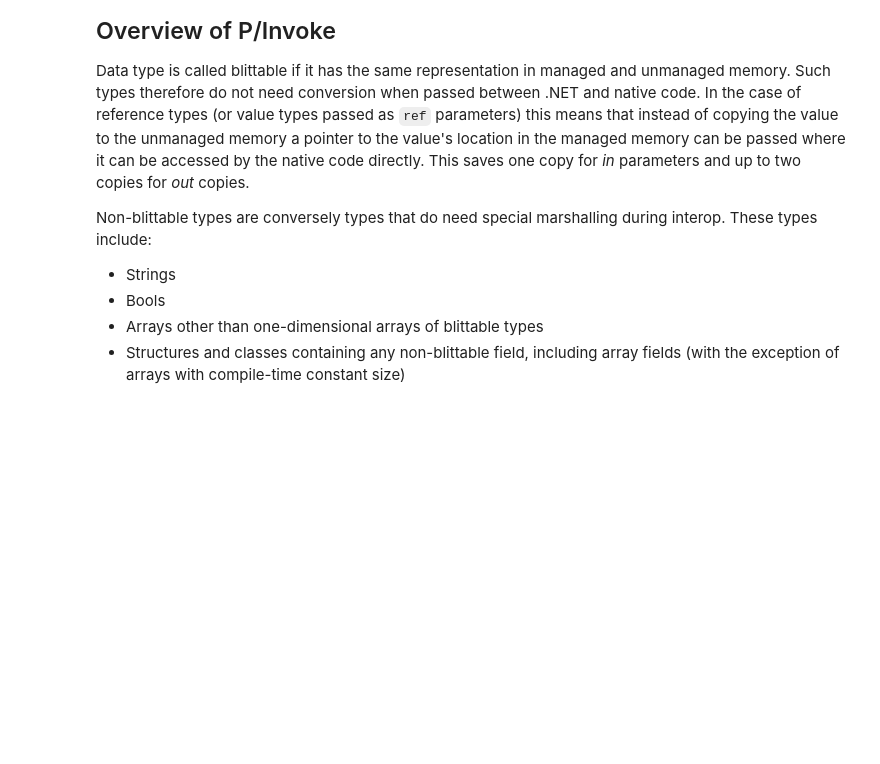
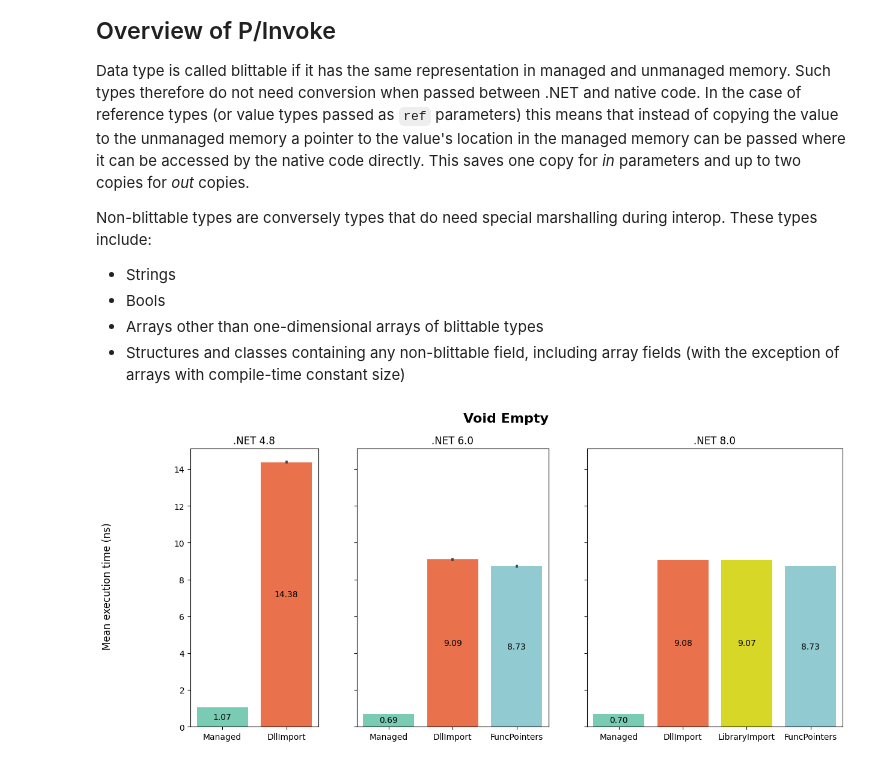
Before and after one commit to oroztocil/perfeval-pinvoke, a Jupyter notebook: REPORT.ipynb, the cells around one changed output. Drawn from its saved outputs; the diff is of its cells as text; code cells hidden in the pictures; blank space fills up the shorter version.

```diff
--- a/REPORT.ipynb
+++ b/REPORT.ipynb
@@ -17,0 +95,7 @@ Non-blittable types are conversely types that do need special marshalling during
+# %%
+data_Void_Empty = load_results_file("ReportData/Void_Empty_2023-09-21T00_21_17")
+data_Primitive_Int_Out = load_results_file("ReportData/Primitive_Int_Out_2023-09-21T00_38_07")
+# %%
+make_barplot(data_Void_Empty, "Void Empty", "ns")
+# %% [output]
+[figure, added]
```
Also changed, not shown: parts of 2 cells of this notebook, 5 other files.
